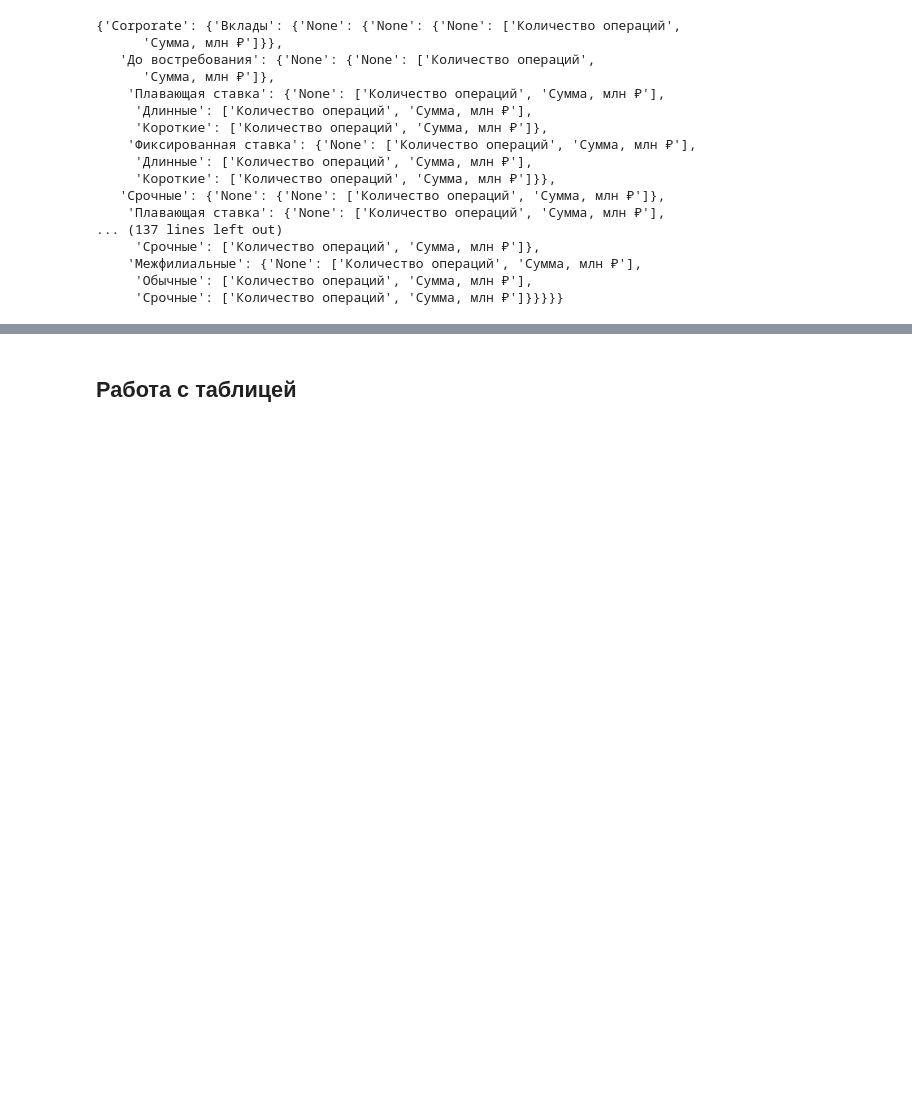
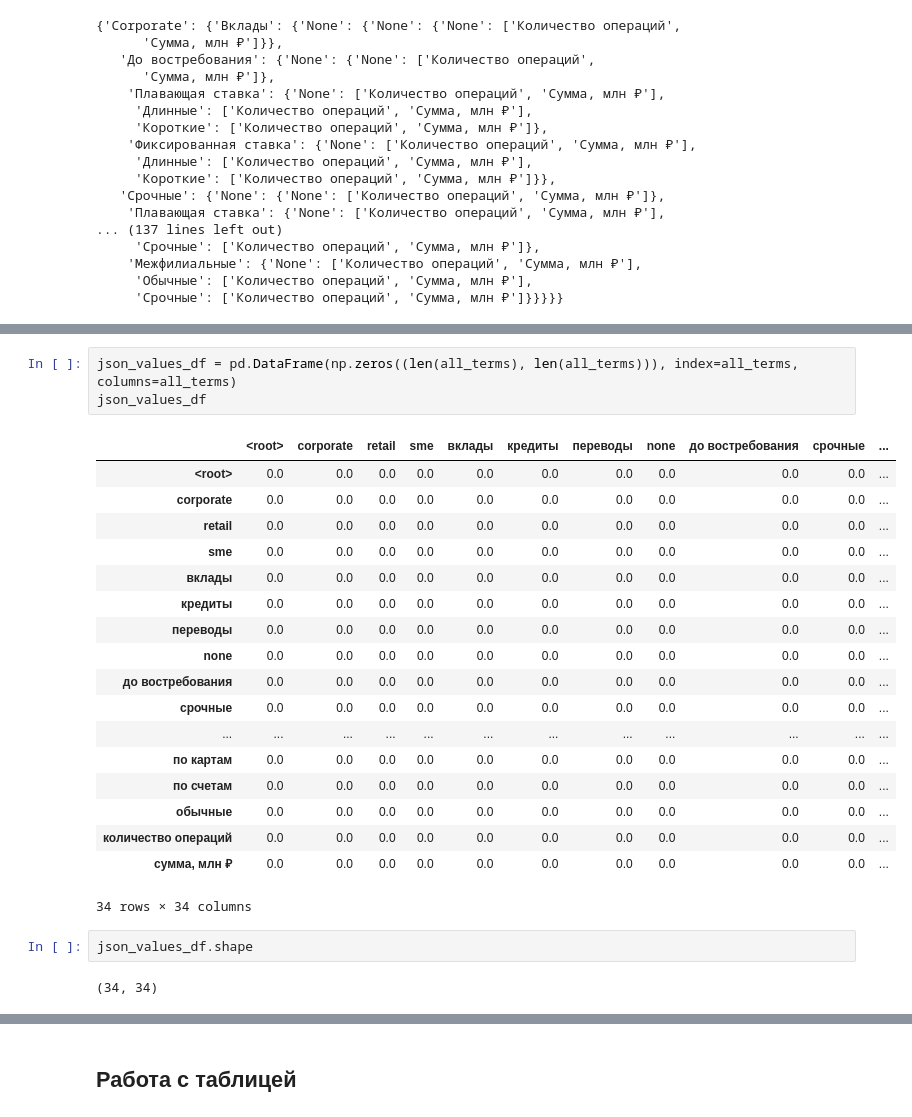
Before and after one commit to d1mene/SBER_json_function, a Jupyter notebook: nlp.ipynb, the cells around one changed output, grey strips where cells are left out. Drawn from its saved outputs; the diff is of its cells as text; blank space fills up the shorter version.

```diff
--- a/nlp.ipynb
+++ b/nlp.ipynb
@@ -351,0 +1038,26 @@ Primary: ['до востребования']
+# %%
+json_values_df = pd.DataFrame(np.zeros((len(all_terms), len(all_terms))), index=all_terms, columns=all_terms)
+json_values_df
+# %% [output]
+|  | <root> | corporate | retail | sme | вклады | кредиты | переводы | none | до востребования | срочные | ... |
+| <root> | 0.0 | 0.0 | 0.0 | 0.0 | 0.0 | 0.0 | 0.0 | 0.0 | 0.0 | 0.0 | ... |
+| corporate | 0.0 | 0.0 | 0.0 | 0.0 | 0.0 | 0.0 | 0.0 | 0.0 | 0.0 | 0.0 | ... |
+| retail | 0.0 | 0.0 | 0.0 | 0.0 | 0.0 | 0.0 | 0.0 | 0.0 | 0.0 | 0.0 | ... |
+| sme | 0.0 | 0.0 | 0.0 | 0.0 | 0.0 | 0.0 | 0.0 | 0.0 | 0.0 | 0.0 | ... |
+| вклады | 0.0 | 0.0 | 0.0 | 0.0 | 0.0 | 0.0 | 0.0 | 0.0 | 0.0 | 0.0 | ... |
+| кредиты | 0.0 | 0.0 | 0.0 | 0.0 | 0.0 | 0.0 | 0.0 | 0.0 | 0.0 | 0.0 | ... |
+| переводы | 0.0 | 0.0 | 0.0 | 0.0 | 0.0 | 0.0 | 0.0 | 0.0 | 0.0 | 0.0 | ... |
+| none | 0.0 | 0.0 | 0.0 | 0.0 | 0.0 | 0.0 | 0.0 | 0.0 | 0.0 | 0.0 | ... |
+| до востребования | 0.0 | 0.0 | 0.0 | 0.0 | 0.0 | 0.0 | 0.0 | 0.0 | 0.0 | 0.0 | ... |
+| срочные | 0.0 | 0.0 | 0.0 | 0.0 | 0.0 | 0.0 | 0.0 | 0.0 | 0.0 | 0.0 | ... |
+| ... | ... | ... | ... | ... | ... | ... | ... | ... | ... | ... | ... |
+| по картам | 0.0 | 0.0 | 0.0 | 0.0 | 0.0 | 0.0 | 0.0 | 0.0 | 0.0 | 0.0 | ... |
+| по счетам | 0.0 | 0.0 | 0.0 | 0.0 | 0.0 | 0.0 | 0.0 | 0.0 | 0.0 | 0.0 | ... |
+| обычные | 0.0 | 0.0 | 0.0 | 0.0 | 0.0 | 0.0 | 0.0 | 0.0 | 0.0 | 0.0 | ... |
+| количество операций | 0.0 | 0.0 | 0.0 | 0.0 | 0.0 | 0.0 | 0.0 | 0.0 | 0.0 | 0.0 | ... |
+| сумма, млн ₽ | 0.0 | 0.0 | 0.0 | 0.0 | 0.0 | 0.0 | 0.0 | 0.0 | 0.0 | 0.0 | ... |
+34 rows × 34 columns
+# %%
+json_values_df.shape
+# %% [output]
+(34, 34)
```
Also changed, not shown: parts of 72 cells of this notebook.
